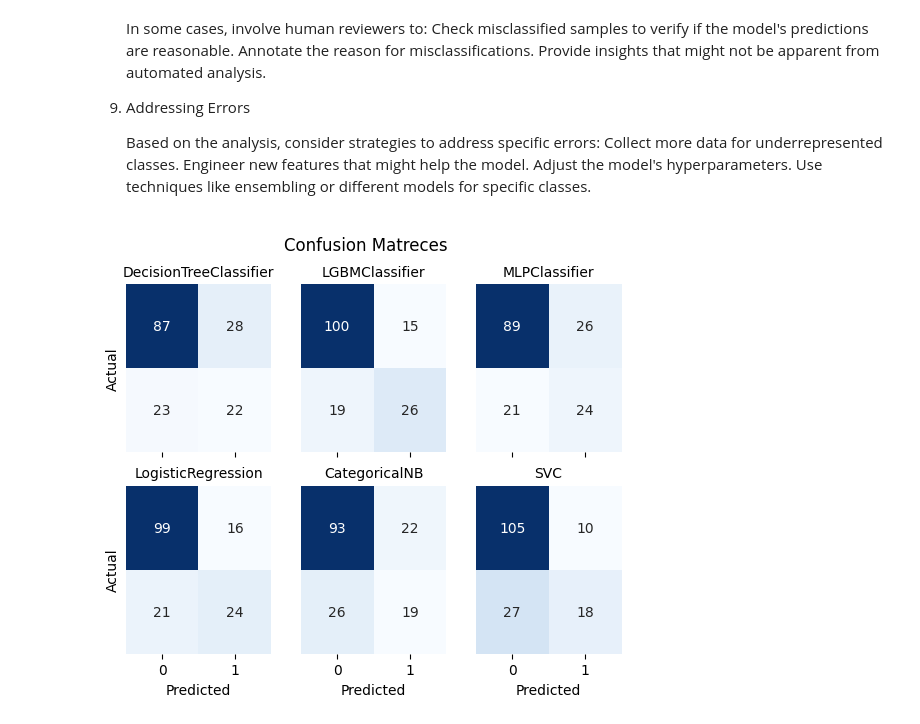
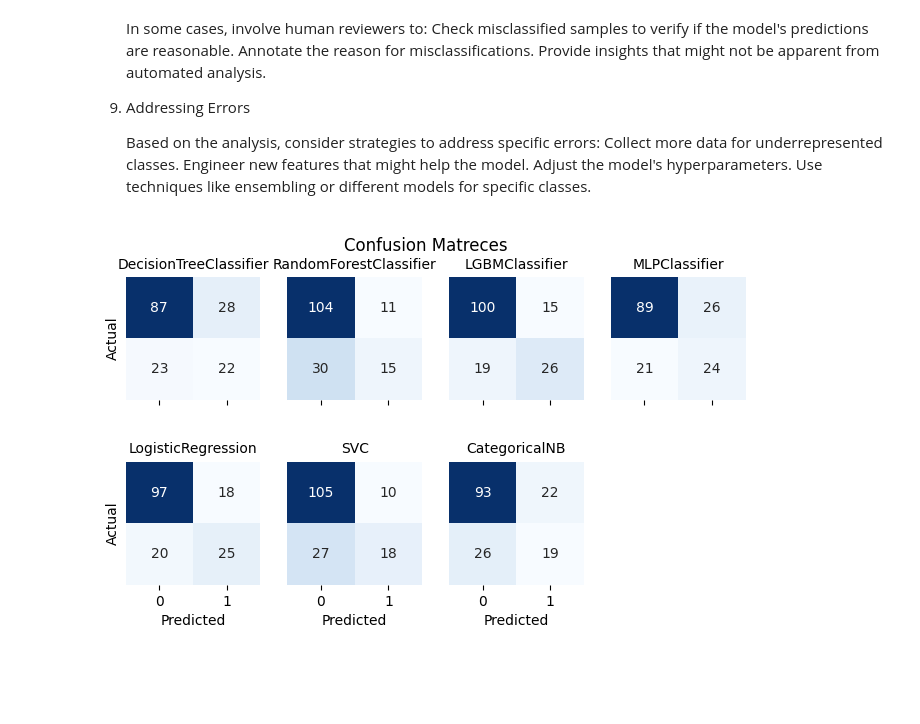
Before and after one commit to leztien/portfolio-project-classification-for-german-credit-database, a Jupyter notebook: modeling.ipynb, the cells around one changed output. Drawn from its saved outputs; the diff is of its cells as text; code cells hidden in the pictures; blank space fills up the shorter version.

```diff
--- a/modeling.ipynb
+++ b/modeling.ipynb
@@ -285,11 +289,13 @@ input_features = sorted(column_index.keys(), key=lambda k: column_index[k])
 
 lr = make_pipeline(
         ColumnTransformer([
+                ("ratio", FunctionTransformer(lambda df: (df.iloc[:, 0] / df.iloc[:, 1]).values.reshape(-1,1),
+                            feature_names_out=lambda self, feature_names_in: ["ratio"]), [1, 12]),
                 ("num", StandardScaler(), make_column_selector(dtype_include=np.number)),
                 ("cat", OneHotEncoder(drop='first', sparse_output=False, handle_unknown='ignore'), make_column_selector(dtype_include=['category', object]))
                         ],
                         remainder='passthrough'),
-        LogisticRegression(random_state=SEED)
+        LogisticRegression(penalty='l1', C=1.0, solver='liblinear', random_state=SEED)
 )
 
 collector["logistic regression"] = cross_val_score(lr, X_train, y_train, scoring=f2, cv=10)
@@ -672,16 +690,18 @@ Performing an error analysis is an essential step in understanding a model's per
 # %%
 # Make confusion matreces (with cross validation using the train set)
 
-models = [dt, gb, nn,  lr, nb, sv]
+models = [dt, rf, gb, nn,  lr, sv, nb]
 
-fig, axes = plt.subplots(2, 3, sharex=True, sharey=True)
+fig, axes = plt.subplots(2, 4, sharex=True, sharey=True, figsize=(8,4))
 fig.suptitle("Confusion Matreces")
 
 for i, (md, ax) in enumerate(zip(models, axes.ravel())):
     cm = confusion_matrix(y_dev, md.predict(X_dev))
     sns.heatmap(cm, annot=True, fmt='d', cmap='Blues', cbar=False, ax=ax)
-    ax.set_xlabel('Predicted') if i in (3,4,5) else ax.set_xticks([])
-    ax.set_ylabel('Actual') if i in (0,3) else ax.set_yticks([])
+    ax.set_xlabel('Predicted') if i in (4,5,6) else ax.set_xticks([])
+    ax.set_ylabel('Actual') if i in (0,4) else ax.set_yticks([])
     ax.set_title(md[-1].__class__.__name__, fontsize=10)
+plt.delaxes(axes.ravel()[-1])
+plt.subplots_adjust(hspace=0.5)
 # %% [output]
-[figure, old version]
+[figure, new version]
```
Also changed, not shown: parts of 18 cells of this notebook, 1 other file.
